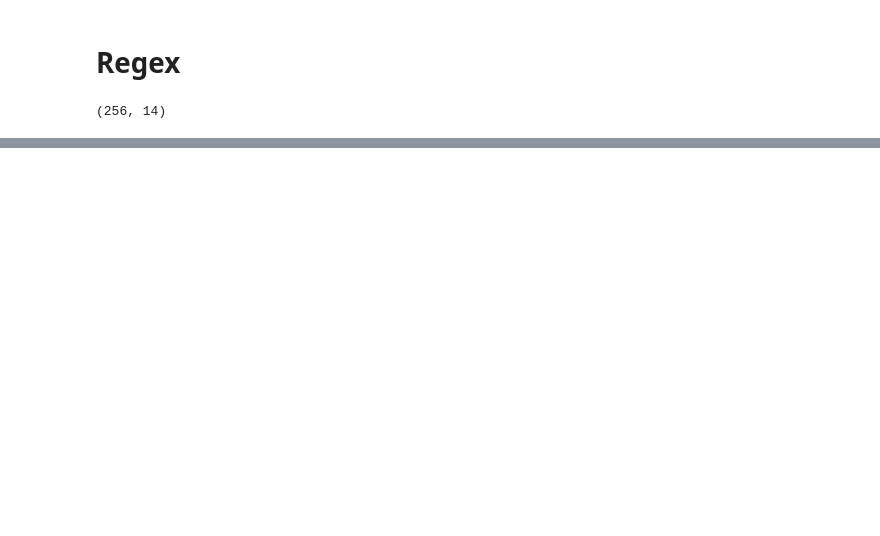
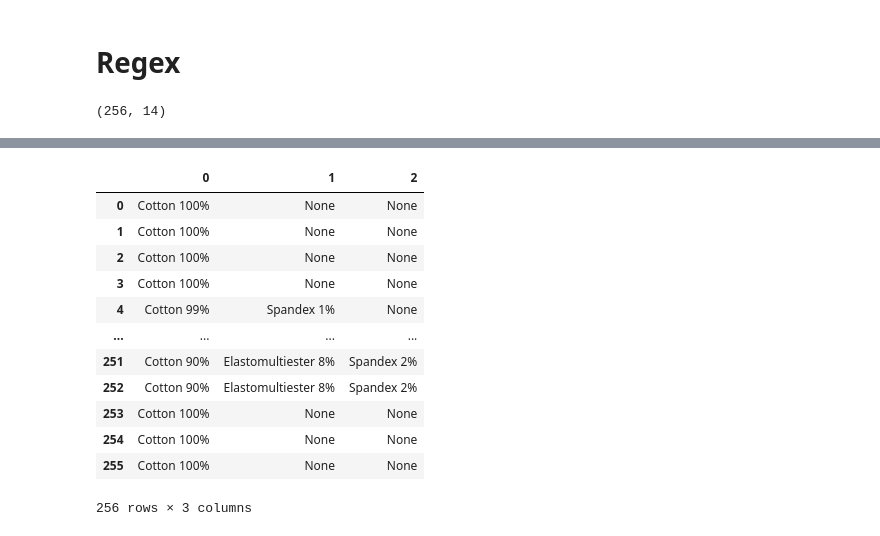
Before and after one commit to HallanMiranda/ds_dev_webscraping, a Jupyter notebook: c2-trasnformation.ipynb, the cells around one changed output, grey strips where cells are left out. Cells and saved outputs as stored; diff of their text form; code cells hidden in the pictures; blank space fills up the shorter version.

```diff
--- a/c2-trasnformation.ipynb
+++ b/c2-trasnformation.ipynb
@@ -124,0 +122,16 @@ data.shape
+# %%
+df1
+# %% [output]
+|  | 0 | 1 | 2 |
+| 0 | Cotton 100% | None | None |
+| 1 | Cotton 100% | None | None |
+| 2 | Cotton 100% | None | None |
+| 3 | Cotton 100% | None | None |
+| 4 | Cotton 99% | Spandex 1% | None |
+| ... | ... | ... | ... |
+| 251 | Cotton 90% | Elastomultiester 8% | Spandex 2% |
+| 252 | Cotton 90% | Elastomultiester 8% | Spandex 2% |
+| 253 | Cotton 100% | None | None |
+| 254 | Cotton 100% | None | None |
+| 255 | Cotton 100% | None | None |
+256 rows × 3 columns
```
Also changed, not shown: parts of 1 cell of this notebook, 1 other file.
